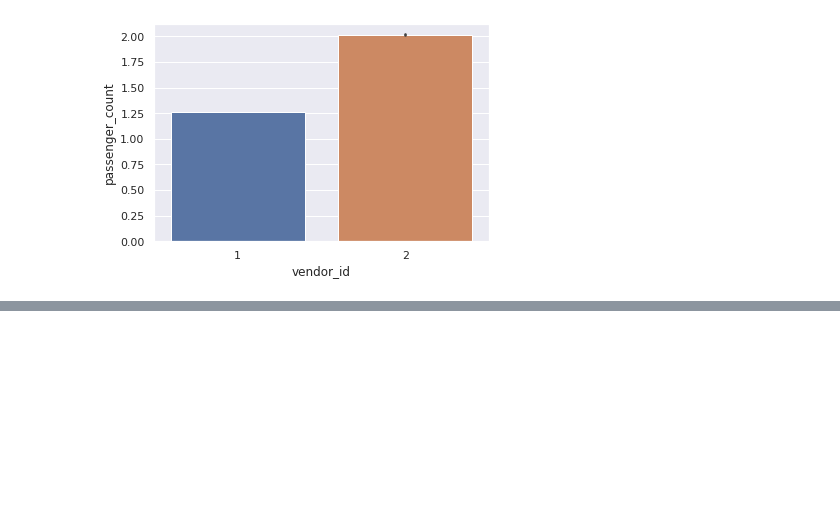
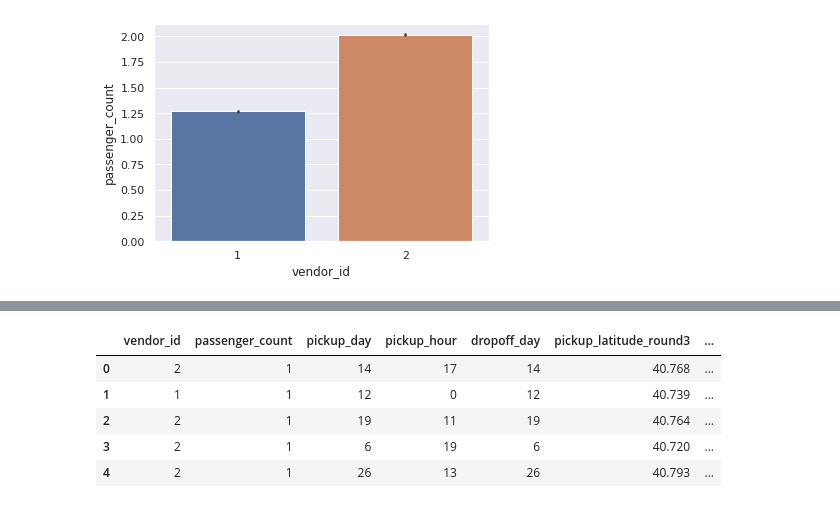
Before and after one commit to kamya11/NYC-Taxi-Trip-Time-Prediction, a Jupyter notebook: NYC_Taxi_Trip_Time_Prediction_Capstone_Project.ipynb, the cells around one changed output, grey strips where cells are left out. Cells and saved outputs as stored; diff of their text form; code cells hidden in the pictures; blank space fills up the shorter version.

```diff
--- a/NYC_Taxi_Trip_Time_Prediction_Capstone_Project.ipynb
+++ b/NYC_Taxi_Trip_Time_Prediction_Capstone_Project.ipynb
@@ -374 +393,13 @@ sns.catplot(y='trip_distance',x='passenger_count',data=data,kind='strip')
+# %%
+data=data.drop(['id','pickup_datetime', 'dropoff_datetime','pickup_day_of_week','dropoff_day_of_week', 'store_and_fwd_flag',
+                'pickup_date','dropoff_date','trip_duration_in_minutes','pickup_longitude','pickup_latitude','dropoff_longitude',
+                'dropoff_latitude','trip_duration','dropoff_hour'], axis=1)
+data.head()
+# %% [output]
+|  | vendor_id | passenger_count | pickup_day | pickup_hour | dropoff_day | pickup_latitude_round3 | ... |
+| 0 | 2 | 1 | 14 | 17 | 14 | 40.768 | ... |
+| 1 | 1 | 1 | 12 | 0 | 12 | 40.739 | ... |
+| 2 | 2 | 1 | 19 | 11 | 19 | 40.764 | ... |
+| 3 | 2 | 1 | 6 | 19 | 6 | 40.720 | ... |
+| 4 | 2 | 1 | 26 | 13 | 26 | 40.793 | ... |
 # %%
```
Also changed, not shown: parts of 35 cells of this notebook.
